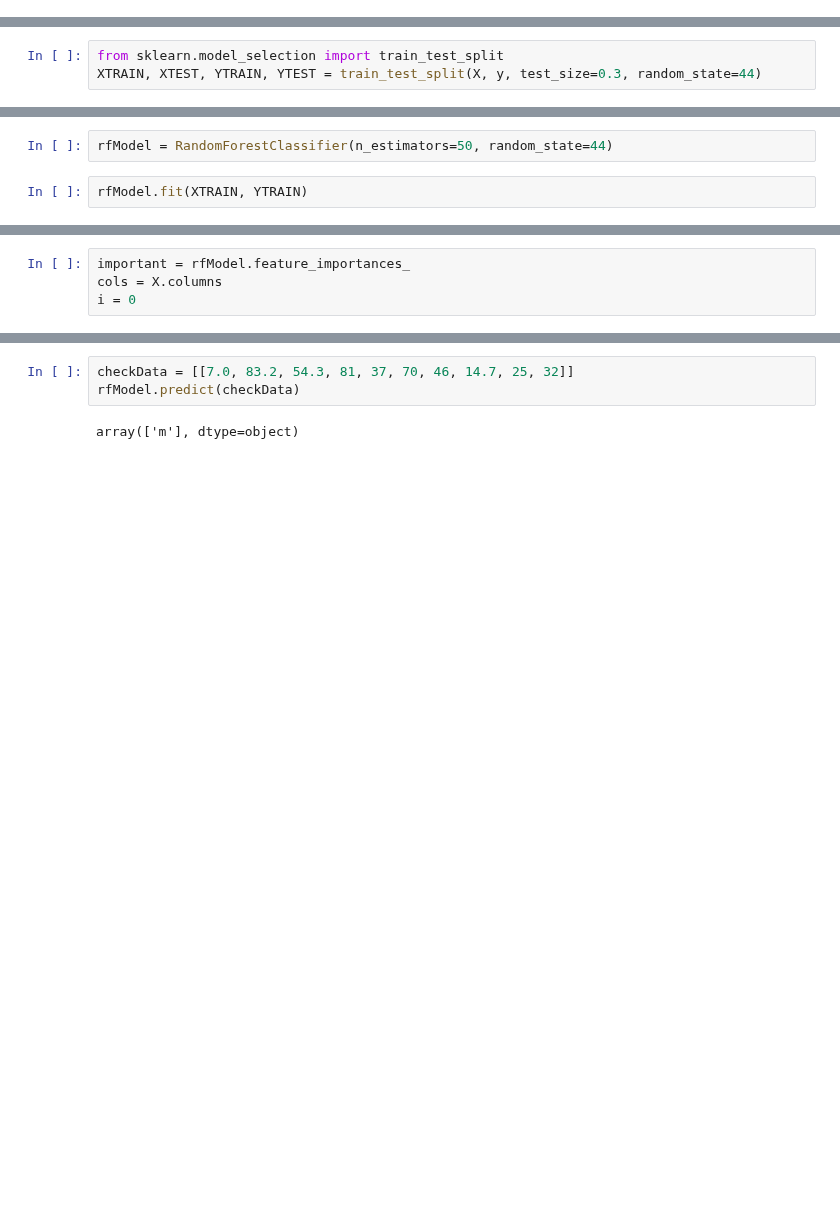
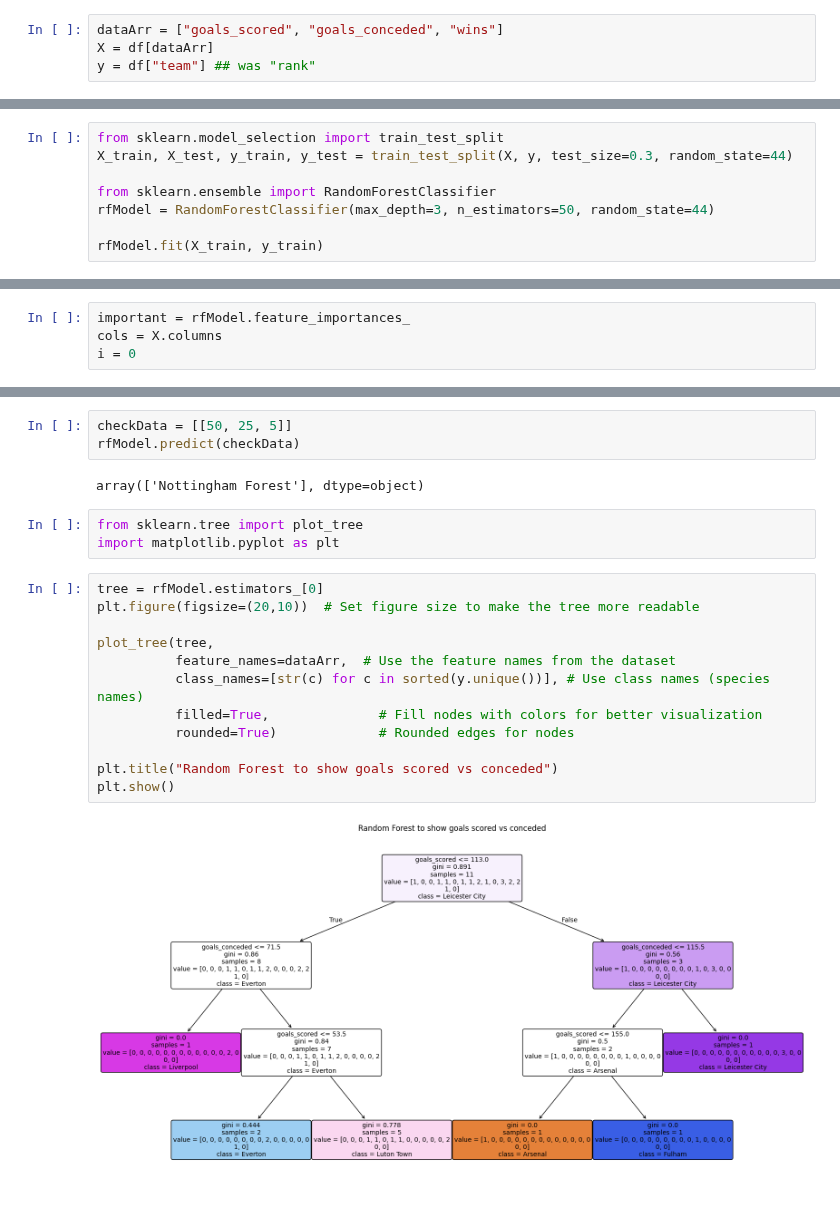
Before and after one commit to KyleKinsella/Data-Science-Machine-Learning-Code, a Jupyter notebook: Random-Forest-Coding/learningRandomForest.ipynb, the cells around one changed output, grey strips where cells are left out. Saved outputs shown, nothing was run; the diff lists cells and outputs as text; blank space fills up the shorter version.

Commit message:
made random forest model from my dataset
I have made my random forest model from my sports dataset.

```diff
--- a/Random-Forest-Coding/learningRandomForest.ipynb
+++ b/Random-Forest-Coding/learningRandomForest.ipynb
@@ -58,3 +53,7 @@ y = df["sex"]
+# %%
+dataArr = ["goals_scored", "goals_conceded", "wins"]
+X = df[dataArr]
+y = df["team"] ## was "rank"
 # %%
 print(X)
 # %% [output]
@@ -78,3 +77,8 @@ print(X)
 # %%
 from sklearn.model_selection import train_test_split
-XTRAIN, XTEST, YTRAIN, YTEST = train_test_split(X, y, test_size=0.3, random_state=44)
+X_train, X_test, y_train, y_test = train_test_split(X, y, test_size=0.3, random_state=44)
+
+from sklearn.ensemble import RandomForestClassifier
+rfModel = RandomForestClassifier(max_depth=3, n_estimators=50, random_state=44)
+
+rfModel.fit(X_train, y_train)
@@ -83,4 +86,0 @@ from sklearn.ensemble import RandomForestClassifier
-# %%
-rfModel = RandomForestClassifier(n_estimators=50, random_state=44)
-# %%
-rfModel.fit(XTRAIN, YTRAIN)
@@ -145,5 +111,22 @@ the importance of feature  'belly' is 8.34%.
-# %%
-checkData = [[7.0, 83.2, 54.3, 81, 37, 70, 46, 14.7, 25, 32]]
-rfModel.predict(checkData)
-# %% [output]
-array(['m'], dtype=object)
+# %%
+checkData = [[50, 25, 5]]
+rfModel.predict(checkData)
+# %% [output]
+array(['Nottingham Forest'], dtype=object)
+# %%
+from sklearn.tree import plot_tree
+import matplotlib.pyplot as plt
+# %%
+tree = rfModel.estimators_[0]
+plt.figure(figsize=(20,10))  # Set figure size to make the tree more readable
+
+plot_tree(tree,
+          feature_names=dataArr,  # Use the feature names from the dataset
+          class_names=[str(c) for c in sorted(y.unique())], # Use class names (species names)
+          filled=True,              # Fill nodes with colors for better visualization
+          rounded=True)             # Rounded edges for nodes
+
+plt.title("Random Forest to show goals scored vs conceded")
+plt.show()
+# %% [output]
+[figure, added]
```
Also changed, not shown: parts of 14 cells of this notebook, 1 other file.
